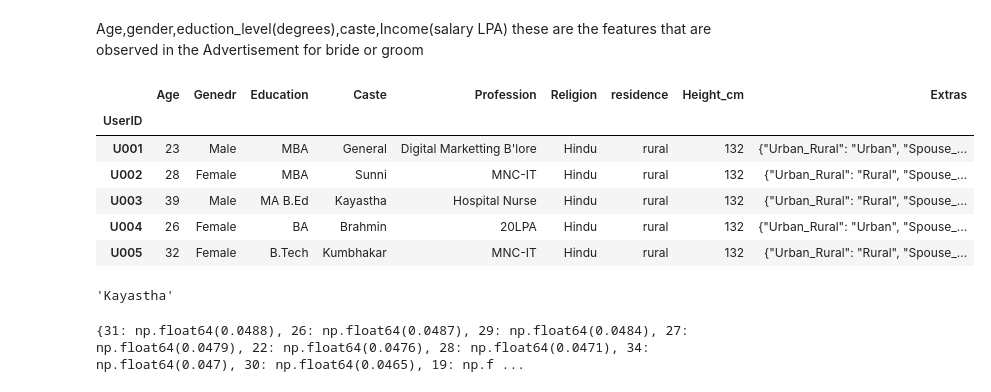
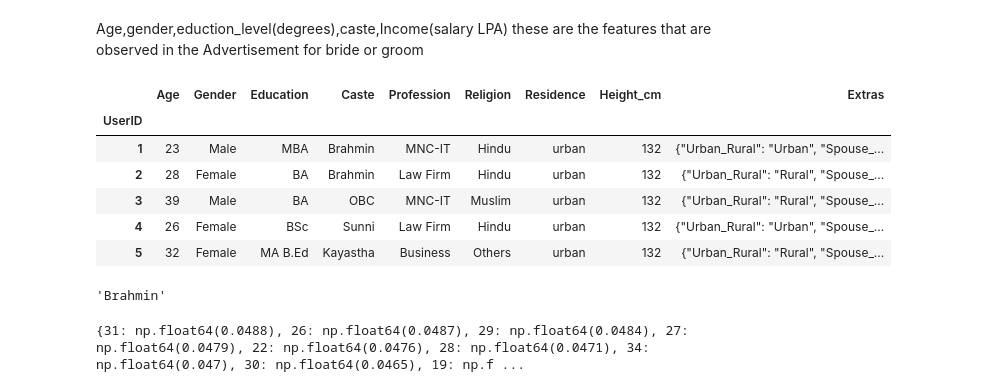
Before and after one commit to kushal-a11y/FinalYearProject, a Jupyter notebook: Matrimony_Matchmaker/notebooks/User+Preference Profile/code.ipynb, the cells around one changed output. Cells and saved outputs as stored; diff of their text form; code cells hidden in the pictures.

```diff
--- a/Matrimony_Matchmaker/notebooks/User+Preference Profile/code.ipynb
+++ b/Matrimony_Matchmaker/notebooks/User+Preference Profile/code.ipynb
@@ -184,42 +260,42 @@ print(religion_weights)
 Age,gender,eduction_level(degrees),caste,Income(salary LPA) these are the features that are observed in the
 Advertisement for bride or groom
 # %%
-df["UserID"] = [f"U{i:03d}" for i in range(1,len(df) + 1)]
+df["UserID"] = [i for i in range(1,len(df) + 1)]
 df.set_index("UserID", inplace=True)
 
 user_profile= {
     "Age": df["Age_at_Marriage"],
-    "Genedr": df["Gender"],
+    "Gender": df["Gender"],
     "Education": [select_degree_by_weight() for _ in range(len(df))],
     "Caste": [select_caste_by_weight() for _ in range(len(df))],
     "Profession": [slect_profession_by_weight() for _ in range(len(df))],
     "Religion": [random.choices(
                     population=list(religion_weights.keys()),
                     weights=list(religion_weights.values()))[0] for _ in range(len(df))],
-    "residence": random.choice(['urban','rural']),
+    "Residence": random.choice(['urban','rural']),
     "Height_cm": random.choice(heights),
     "Extras": df.apply(
         lambda x: json.dumps({
             "Urban_Rural": x["Urban_Rural"],
             "Spouse_Working": x["Spouse_Working"]
         }),
         axis=1
     )
 }
 user_profile_df = pd.DataFrame(user_profile)
 user_profile_df.head(5)
 # %% [output]
-|  | Age | Genedr | Education | Caste | Profession | Religion | residence | Height_cm | Extras |
+|  | Age | Gender | Education | Caste | Profession | Religion | Residence | Height_cm | Extras |
 | UserID |  |  |  |  |  |  |  |  |  |
-| U001 | 23 | Male | MBA | General | Digital Marketting B'lore | Hindu | rural | 132 | {"Urban_Rural": "Urban", "Spouse_... |
-| U002 | 28 | Female | MBA | Sunni | MNC-IT | Hindu | rural | 132 | {"Urban_Rural": "Rural", "Spouse_... |
-| U003 | 39 | Male | MA B.Ed | Kayastha | Hospital Nurse | Hindu | rural | 132 | {"Urban_Rural": "Rural", "Spouse_... |
-| U004 | 26 | Female | BA | Brahmin | 20LPA | Hindu | rural | 132 | {"Urban_Rural": "Urban", "Spouse_... |
-| U005 | 32 | Female | B.Tech | Kumbhakar | MNC-IT | Hindu | rural | 132 | {"Urban_Rural": "Rural", "Spouse_... |
+| 1 | 23 | Male | MBA | Brahmin | MNC-IT | Hindu | urban | 132 | {"Urban_Rural": "Urban", "Spouse_... |
+| 2 | 28 | Female | BA | Brahmin | Law Firm | Hindu | urban | 132 | {"Urban_Rural": "Rural", "Spouse_... |
+| 3 | 39 | Male | BA | OBC | MNC-IT | Muslim | urban | 132 | {"Urban_Rural": "Rural", "Spouse_... |
+| 4 | 26 | Female | BSc | Sunni | Law Firm | Hindu | urban | 132 | {"Urban_Rural": "Urban", "Spouse_... |
+| 5 | 32 | Female | MA B.Ed | Kayastha | Business | Others | urban | 132 | {"Urban_Rural": "Rural", "Spouse_... |
 # %%
-user_profile_df.loc['U001',"Caste"]
+user_profile_df.loc[1,"Caste"]
 # %% [output]
-'Kayastha'
+'Brahmin'
 # %%
 def assign_preferred_cast(row):
     if row["Caste_Match"] == "Same":
```
Also changed, not shown: parts of 9 cells of this notebook, 11 other files.
